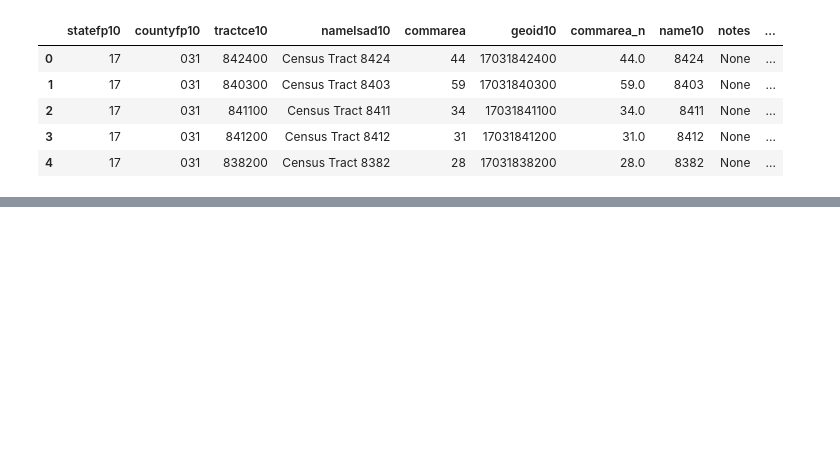
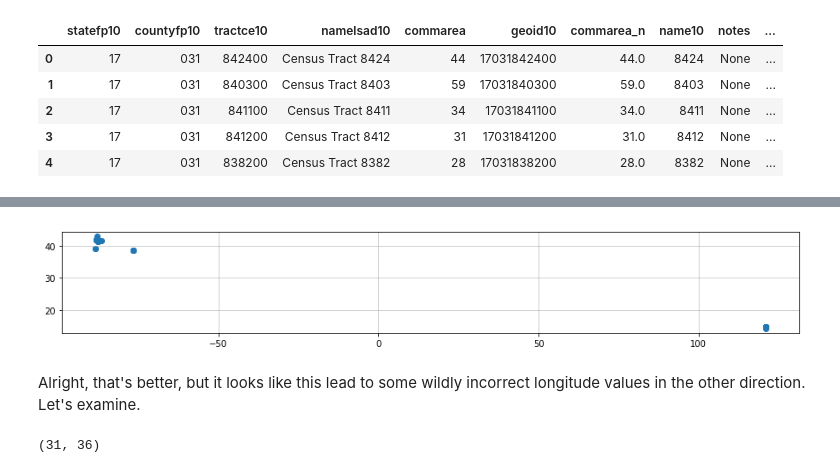
Before and after one commit to propublica/il-tickets-notebooks, a Jupyter notebook: Aggregating_by_Census_Tract.ipynb, the cells around one changed output, grey strips where cells are left out. Drawn from its saved outputs; the diff is of its cells as text; code cells hidden in the pictures; blank space fills up the shorter version.

```diff
--- a/Aggregating_by_Census_Tract.ipynb
+++ b/Aggregating_by_Census_Tract.ipynb
@@ -137,0 +287,5 @@ subset_df[['geometry']]
+# %%
+for ind in outside_points.index:
+    tmp = geocode_address(geocoded_df.loc[ind, 'address'], s)
+    geocoded_df.loc[ind, 'lat'] = tmp.lat
+    geocoded_df.loc[ind, 'lng'] = tmp.lng
@@ -137,0 +300,20 @@ subset_df[['geometry']]
+# %%
+full_df.loc[outside_points.index, 'lat'] = geocoded_df.loc[outside_points.index, 'lat']
+full_df.loc[outside_points.index, 'lng'] = geocoded_df.loc[outside_points.index, 'lng']
+# %%
+full_df.loc[outside_points.index, 'geometry'] = full_df.iloc[outside_points.index].apply(point_maker, axis=1)
+# %%
+outside_points2 = full_df[(full_df['lat'] <= 41.63) | (full_df['lat'] >= 42.05) |
+                          (full_df['lng'] <= -88.0) | (full_df['lng'] >= -87.5)]
+# %%
+fig, ax = plt.subplots(figsize=(15,10))
+outside_points2.plot(ax=ax)
+ax.grid(True, alpha=0.7)
+# %% [output]
+[figure, added]
+# %% [markdown]
+Alright, that's better, but it looks like this lead to some wildly incorrect longitude values in the other direction. Let's examine.
+# %%
+outside_points2.shape
+# %% [output]
+(31, 36)
```
Also changed, not shown: parts of 40 cells of this notebook, 4 other files.
